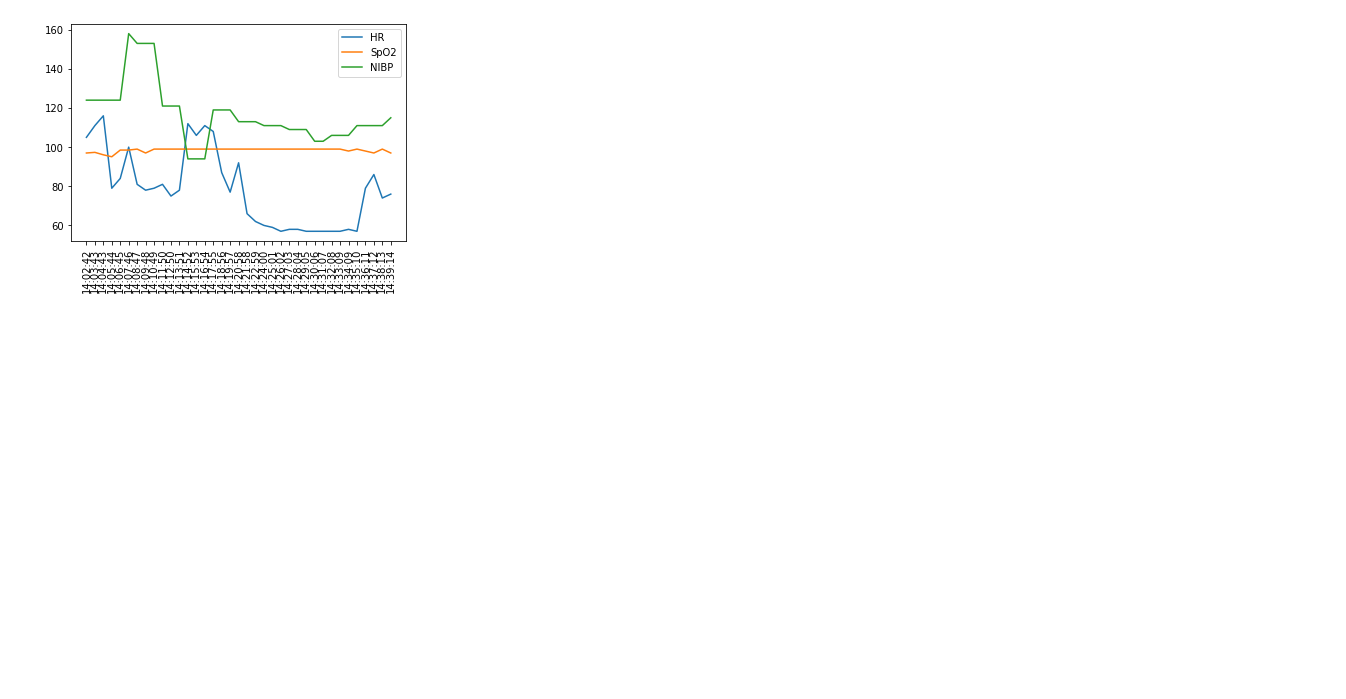
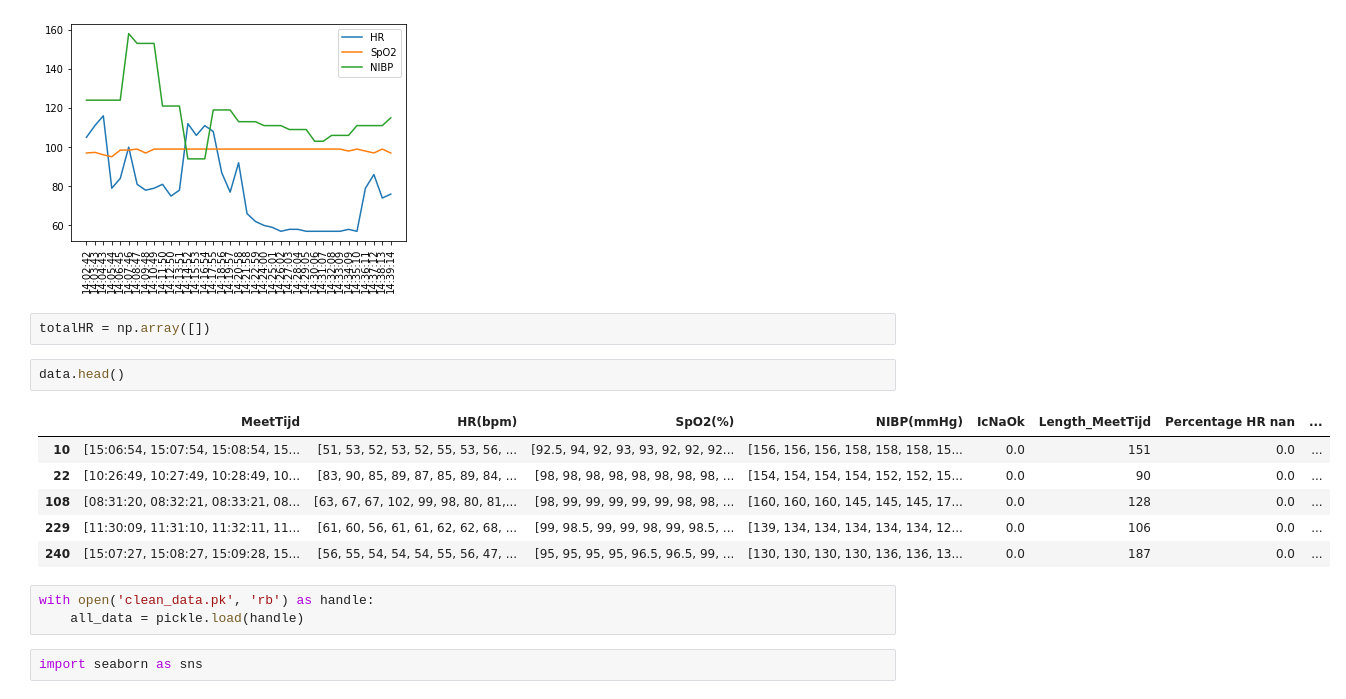
Before and after one commit to FlorisSchmidt/ML, a Jupyter notebook: visualizations.ipynb, the cells around one changed output. Cells and saved outputs as stored; diff of their text form; blank space fills up the shorter version.

```diff
--- a/visualizations.ipynb
+++ b/visualizations.ipynb
@@ -55,3 +56,19 @@ ax1.set_xticklabels(df1['Time'])
 plt.xticks(rotation=90);
 # %% [output]
 [figure]
+# %%
+totalHR = np.array([])
+# %%
+data.head()
+# %% [output]
+|  | MeetTijd | HR(bpm) | SpO2(%) | NIBP(mmHg) | IcNaOk | Length_MeetTijd | Percentage HR nan | ... |
+| 10 | [15:06:54, 15:07:54, 15:08:54, 15... | [51, 53, 52, 53, 52, 55, 53, 56, ... | [92.5, 94, 92, 93, 93, 92, 92, 92... | [156, 156, 156, 158, 158, 158, 15... | 0.0 | 151 | 0.0 | ... |
+| 22 | [10:26:49, 10:27:49, 10:28:49, 10... | [83, 90, 85, 89, 87, 85, 89, 84, ... | [98, 98, 98, 98, 98, 98, 98, 98, ... | [154, 154, 154, 154, 152, 152, 15... | 0.0 | 90 | 0.0 | ... |
+| 108 | [08:31:20, 08:32:21, 08:33:21, 08... | [63, 67, 67, 102, 99, 98, 80, 81,... | [98, 99, 99, 99, 99, 99, 98, 98, ... | [160, 160, 160, 145, 145, 145, 17... | 0.0 | 128 | 0.0 | ... |
+| 229 | [11:30:09, 11:31:10, 11:32:11, 11... | [61, 60, 56, 61, 61, 62, 62, 68, ... | [99, 98.5, 99, 99, 98, 99, 98.5, ... | [139, 134, 134, 134, 134, 134, 12... | 0.0 | 106 | 0.0 | ... |
+| 240 | [15:07:27, 15:08:27, 15:09:28, 15... | [56, 55, 54, 54, 54, 55, 56, 47, ... | [95, 95, 95, 95, 96.5, 96.5, 99, ... | [130, 130, 130, 130, 136, 136, 13... | 0.0 | 187 | 0.0 | ... |
+# %%
+with open('clean_data.pk', 'rb') as handle:
+    all_data = pickle.load(handle)
+# %%
+import seaborn as sns
```
Also changed, not shown: parts of 8 cells of this notebook.
